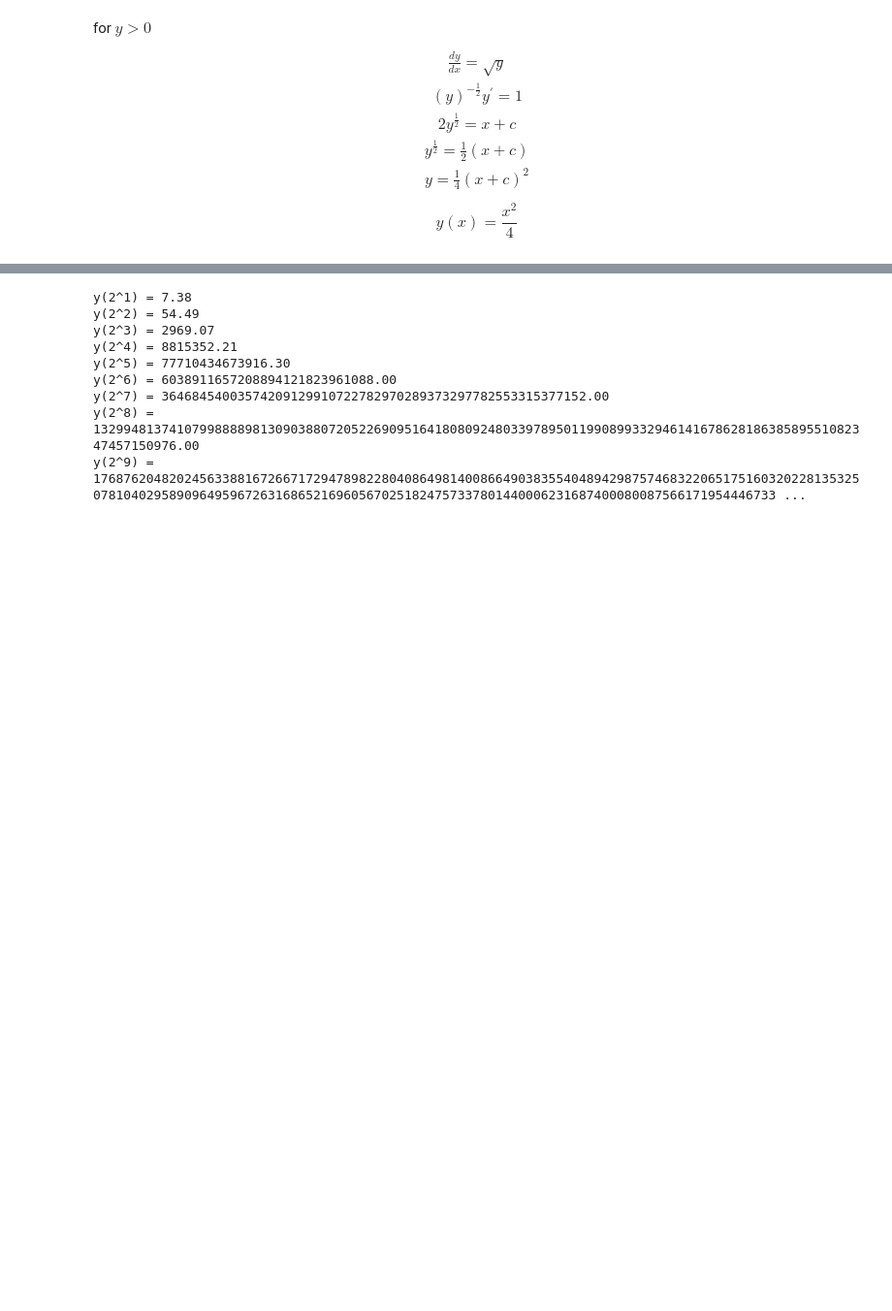
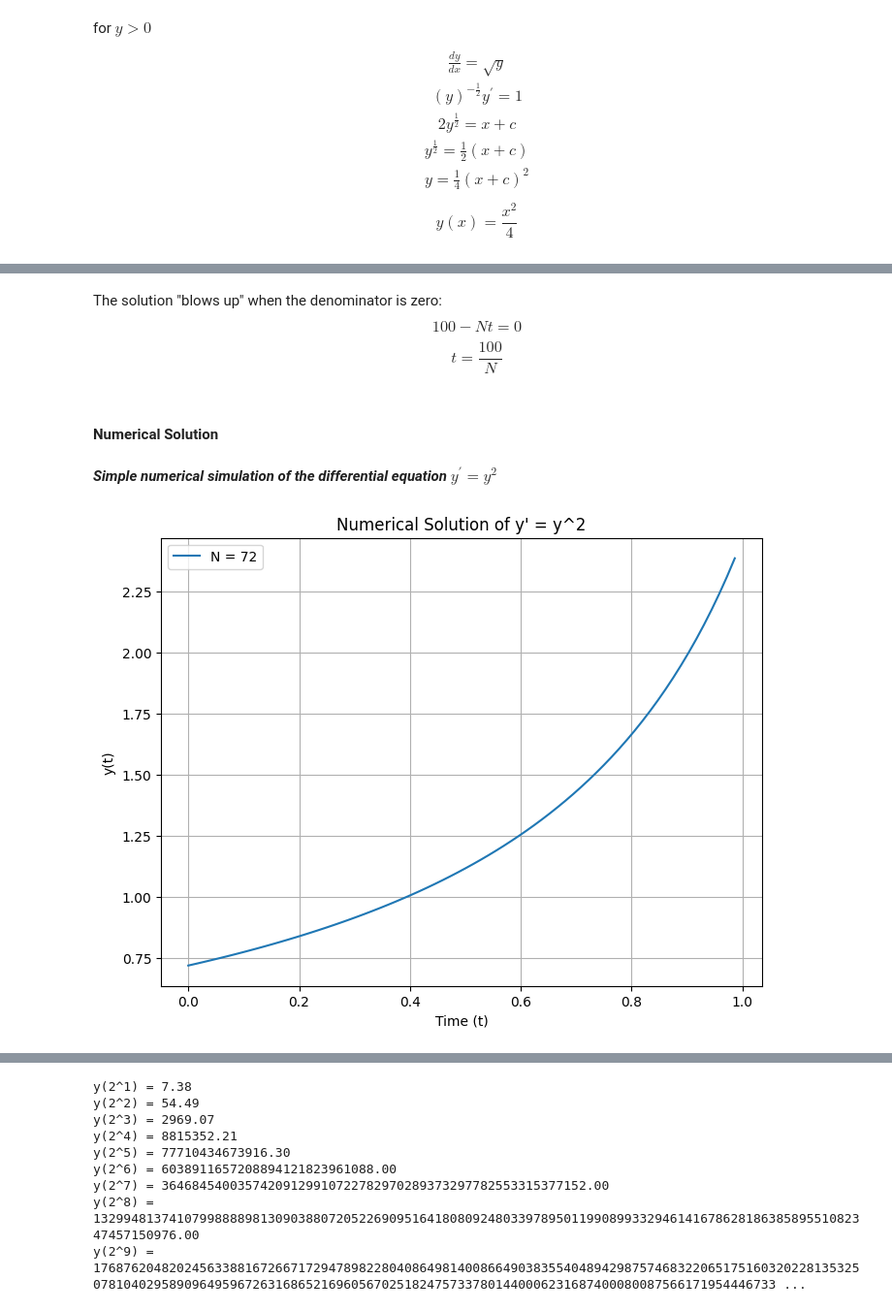
Before and after one commit to Fluntin/Numerical-Methods-ODE, a Jupyter notebook: Project_ODE.ipynb, the cells around one changed output, grey strips where cells are left out. Shown at 97% size. Drawn from its saved outputs; the diff is of its cells as text; code cells hidden in the pictures; blank space fills up the shorter version.

```diff
--- a/Project_ODE.ipynb
+++ b/Project_ODE.ipynb
@@ -61,3 +59,0 @@ import matplotlib.pyplot as plt
-# %%
-def f(t, y):
-    return math.sqrt(abs(y))
@@ -442,0 +255,10 @@ Would you like to proceed with larger values of $k$, or is there something else
+# %% [markdown]
+The solution "blows up" when the denominator is zero:
+$$
+100 - Nt = 0
+$$
+$$
+t = \frac{100}{N}
+$$
+# %% [markdown]
+#### Numerical Solution
@@ -442,0 +298,41 @@ Would you like to proceed with larger values of $k$, or is there something else
+# %%
+# Define the function
+def f(t,y):
+    return y**2
+# %% [markdown]
+***Simple numerical simulation of the differential equation $y^{\prime}=y^2$***
+# %%
+#Initial conditions
+N=72
+y0 = N / 100
+t_start = 0
+t_stop = 1
+h = (t_stop - t_start) / N
+
+# Return evenly spaced numbers over a specified interval.
+t_values = np.arange(0, t_stop, h)
+y_values = []
+
+#Kick off the loop
+y = y0
+
+for t in t_values:
+    y_values.append(y)
+    y += h * y**2
+    # I define this arbitrary value 1e50 to stop the loop as blowing up
+    if abs(y) > 1e50:
+        print("Solution is growing too rapidly. Stopping integration.")
+        break
+
+t_values = t_values[:len(y_values)]
+
+plt.figure(figsize=(8, 6))
+plt.plot(t_values, y_values, label=f'N = {N}')
+plt.xlabel('Time (t)')
+plt.ylabel('y(t)')
+plt.title('Numerical Solution of y\' = y^2')
+plt.legend()
+plt.grid(True)
+plt.show()
+# %% [output]
+[figure, added]
```
Also changed, not shown: parts of 79 cells of this notebook.
